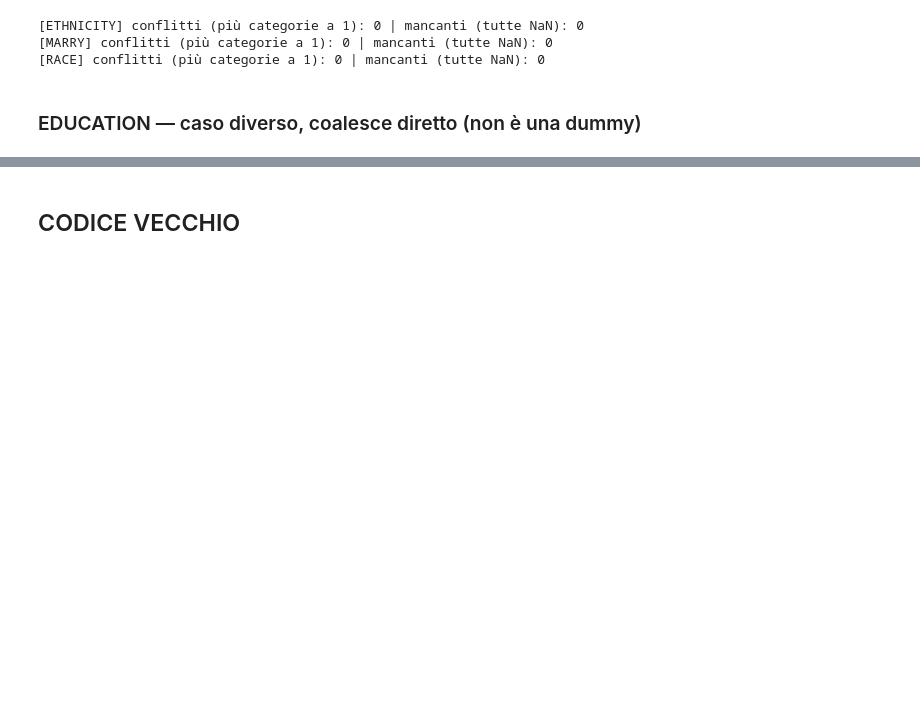
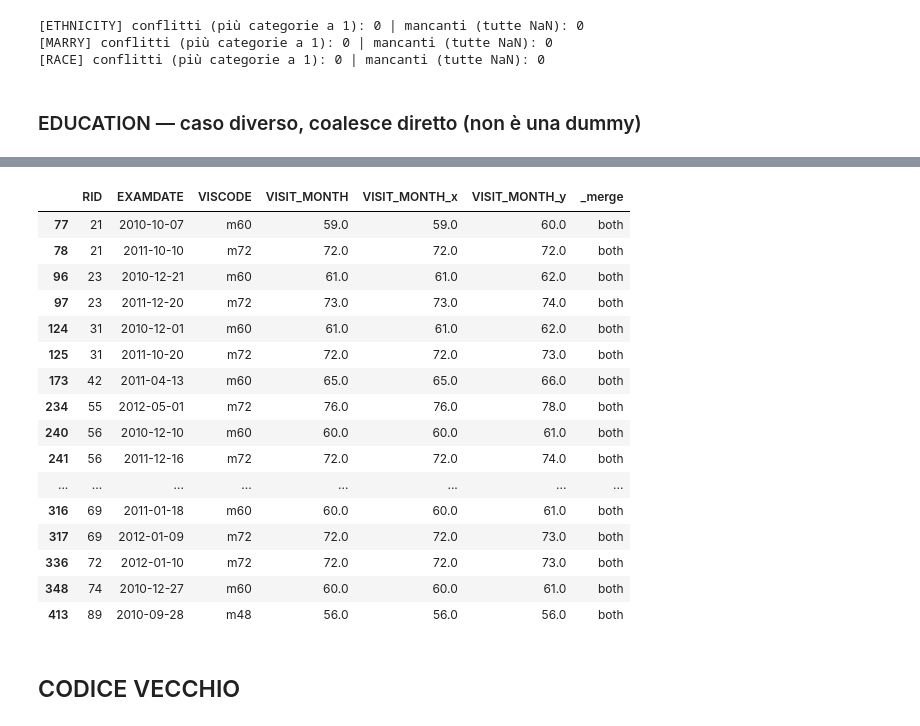
Before and after one commit to RossanaFacchin/DataCleaning, a Jupyter notebook: visualizzazione_dati_test.ipynb, the cells around one changed output, grey strips where cells are left out. Cells and saved outputs as stored; diff of their text form; code cells hidden in the pictures; blank space fills up the shorter version.

Commit message:
VISIT_MONHT analisi

```diff
--- a/visualizzazione_dati_test.ipynb
+++ b/visualizzazione_dati_test.ipynb
@@ -722,3 +722,28 @@ both_rows
+# %%
+merged = merged.drop(columns=[
+    "VISCODE_x", "VISCODE_y"
+])
+# %%
+display_cols = ['RID', 'EXAMDATE', 'VISCODE', 'VISIT_MONTH', 'VISIT_MONTH_x', 'VISIT_MONTH_y', '_merge']
+merged[merged["_merge"] == "both"][display_cols].head(20)
+# %% [output]
+|  | RID | EXAMDATE | VISCODE | VISIT_MONTH | VISIT_MONTH_x | VISIT_MONTH_y | _merge |
+| 77 | 21 | 2010-10-07 | m60 | 59.0 | 59.0 | 60.0 | both |
+| 78 | 21 | 2011-10-10 | m72 | 72.0 | 72.0 | 72.0 | both |
+| 96 | 23 | 2010-12-21 | m60 | 61.0 | 61.0 | 62.0 | both |
+| 97 | 23 | 2011-12-20 | m72 | 73.0 | 73.0 | 74.0 | both |
+| 124 | 31 | 2010-12-01 | m60 | 61.0 | 61.0 | 62.0 | both |
+| 125 | 31 | 2011-10-20 | m72 | 72.0 | 72.0 | 73.0 | both |
+| 173 | 42 | 2011-04-13 | m60 | 65.0 | 65.0 | 66.0 | both |
+| 234 | 55 | 2012-05-01 | m72 | 76.0 | 76.0 | 78.0 | both |
+| 240 | 56 | 2010-12-10 | m60 | 60.0 | 60.0 | 61.0 | both |
+| 241 | 56 | 2011-12-16 | m72 | 72.0 | 72.0 | 74.0 | both |
+| ... | ... | ... | ... | ... | ... | ... | ... |
+| 316 | 69 | 2011-01-18 | m60 | 60.0 | 60.0 | 61.0 | both |
+| 317 | 69 | 2012-01-09 | m72 | 72.0 | 72.0 | 73.0 | both |
+| 336 | 72 | 2012-01-10 | m72 | 72.0 | 72.0 | 73.0 | both |
+| 348 | 74 | 2010-12-27 | m60 | 60.0 | 60.0 | 61.0 | both |
+| 413 | 89 | 2010-09-28 | m48 | 56.0 | 56.0 | 56.0 | both |
 # %% [markdown]
 CODICE VECCHIO
 ----------------------------------------------------------------------------------------------------------
```
Also changed, not shown: parts of 1 cell of this notebook.
